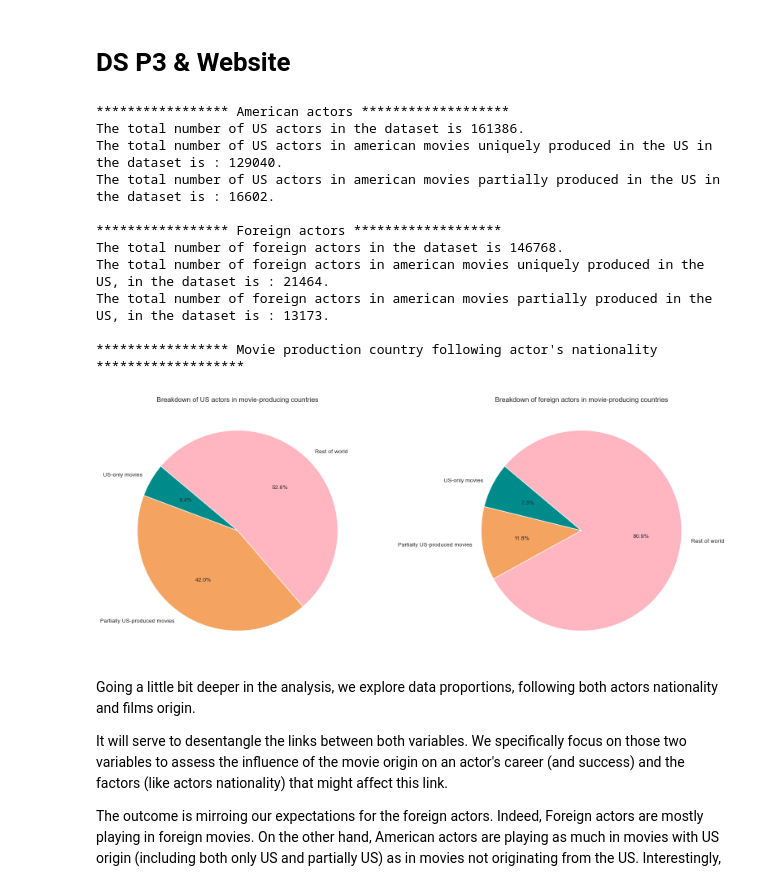
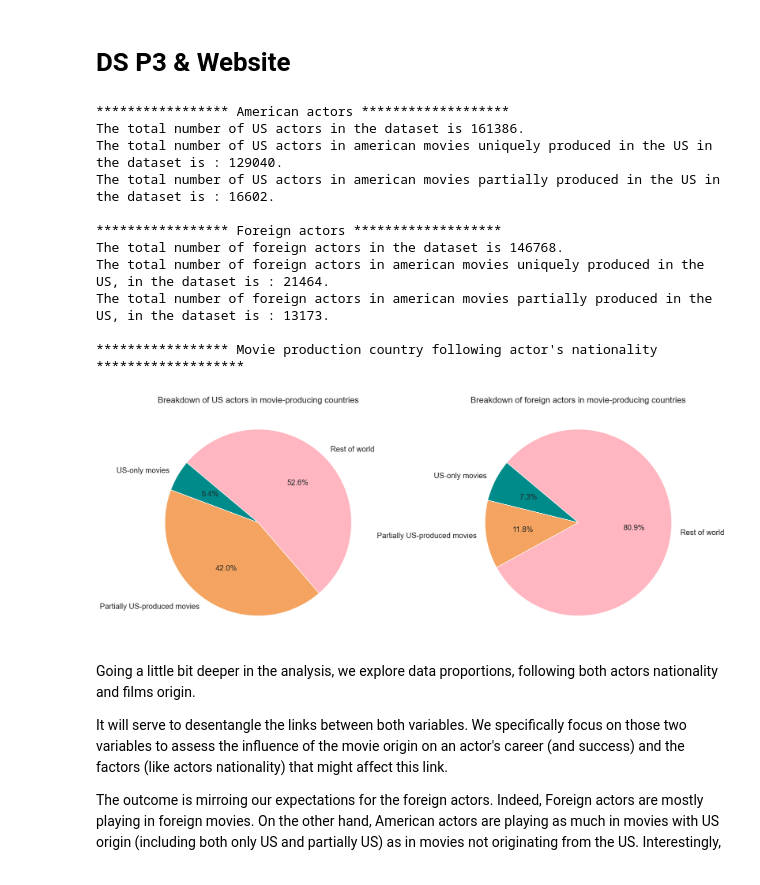
Before and after one commit to epfl-ada/ada-2024-project-adactylous, a Jupyter notebook: results_P2.ipynb, the cells around one changed output. Cells and saved outputs as stored; diff of their text form; code cells hidden in the pictures.

```diff
--- a/results_P2.ipynb
+++ b/results_P2.ipynb
@@ -1087,38 +1105,39 @@ ax1.pie(
     list_us_actors_granular,
     labels= ['US-only movies', 'Partially US-produced movies' , 'Rest of world'],
     autopct='%1.1f%%',
     colors = ['darkcyan', 'sandybrown', 'lightpink'],
-    textprops= {'size': 'smaller'},  # Adjust text size
+    textprops= {'size': 'larger'},  # Adjust text size
     startangle= 140,  # Start the chart at a different angle for better spacing
     wedgeprops= {'edgecolor': 'white'}  # white separation between slices to make the pie chart more readable
 )
-ax1.set_title("Breakdown of US actors in movie-producing countries")
+ax1.set_title("Breakdown of US actors in movie-producing countries", fontsize = 16)
 
 ax2.pie(
     list_foreign_actors_granular,
     labels= ['US-only movies', 'Partially US-produced movies' , 'Rest of world'],
     autopct='%1.1f%%',
     colors = ['darkcyan', 'sandybrown', 'lightpink'],
-    textprops= {'size': 'smaller'},  # Adjust text size
+    textprops= {'size': 'larger'},  # Adjust text size
     startangle= 140,  # Start the chart at a different angle for better spacing
     wedgeprops= {'edgecolor': 'white'}  # white separation between slices to make the pie chart more readable
 )
-ax2.set_title("Breakdown of foreign actors in movie-producing countries")
+ax2.set_title("Breakdown of foreign actors in movie-producing countries", fontsize = 16)
 
+plt.savefig('data/plots_website/actors_breakdown_pychart.png', dpi=300, bbox_inches='tight')
 plt.show()
 # %% [output]
 ***************** American actors *******************
 The total number of US actors in the dataset is 161386.
 The total number of US actors in american movies uniquely produced in the US in the dataset is : 129040.
 The total number of US actors in american movies partially produced in the US in the dataset is : 16602.
 
 ***************** Foreign actors *******************
 The total number of foreign actors in the dataset is 146768.
 The total number of foreign actors in american movies uniquely produced in the US, in the dataset is : 21464.
 The total number of foreign actors in american movies partially produced in the US, in the dataset is : 13173.
 
 ***************** Movie production country following actor's nationality *******************
-[figure, old version]
+[figure, new version]
 # %% [markdown]
 Going a little bit deeper in the analysis, we explore data proportions, following both actors nationality and films origin.
 
```
Also changed, not shown: parts of 7 cells of this notebook, 17 other files.
